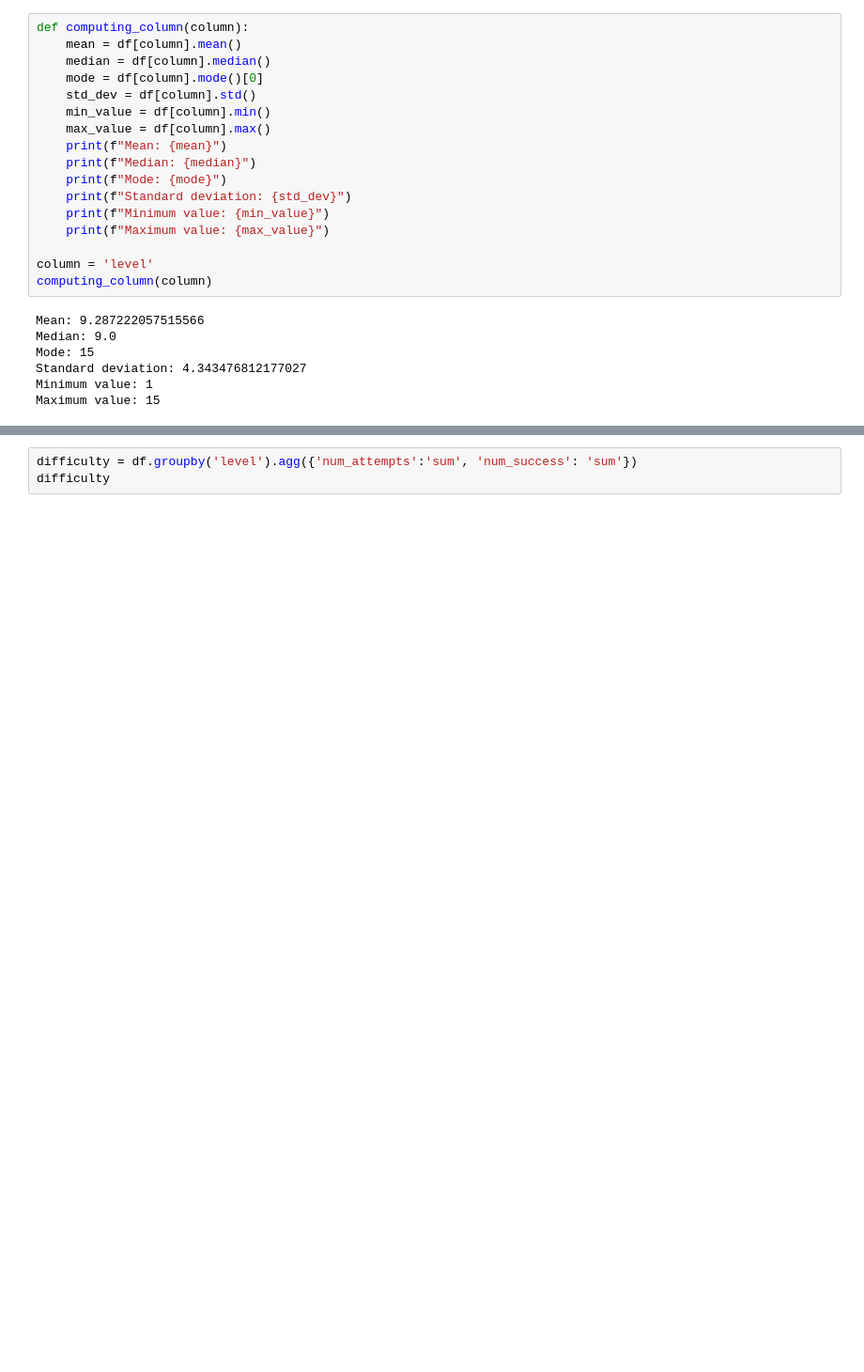
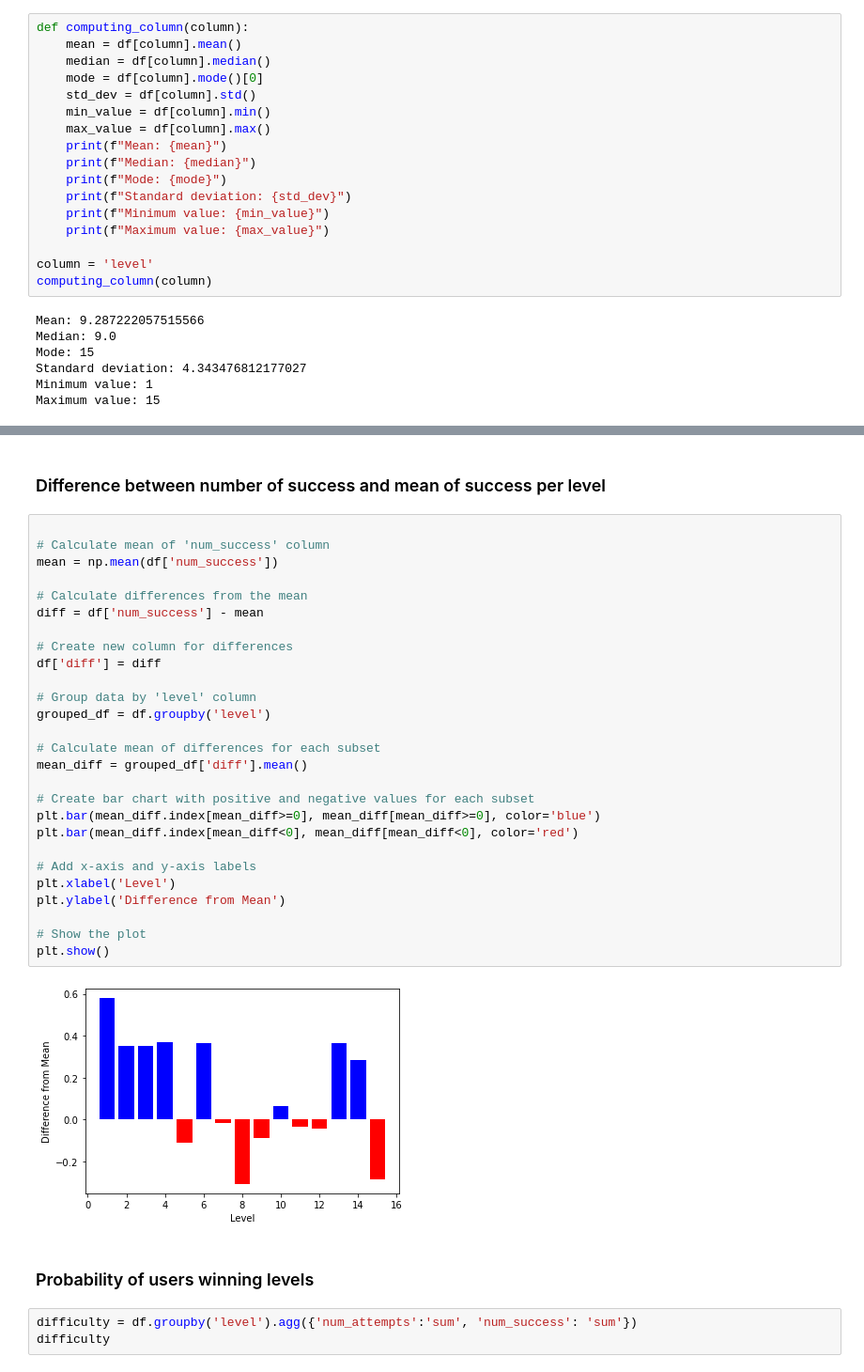
Before and after one commit to KC2016/Candy-Crush-Saga, a Jupyter notebook: notebook375bc23f7f.ipynb, the cells around one changed output, grey strips where cells are left out. Shown: that part at 94% size. Cells and saved outputs as stored; diff of their text form; blank space fills up the shorter version.

```diff
--- a/notebook375bc23f7f.ipynb
+++ b/notebook375bc23f7f.ipynb
@@ -197,3 +396,36 @@ memory usage: 790.7+ KB
+# %% [markdown]
+### Difference between number of success and mean of success per level
+# %%
+
+# Calculate mean of 'num_success' column
+mean = np.mean(df['num_success'])
+
+# Calculate differences from the mean
+diff = df['num_success'] - mean
+
+# Create new column for differences
+df['diff'] = diff
+
+# Group data by 'level' column
+grouped_df = df.groupby('level')
+
+# Calculate mean of differences for each subset
+mean_diff = grouped_df['diff'].mean()
+
+# Create bar chart with positive and negative values for each subset
+plt.bar(mean_diff.index[mean_diff>=0], mean_diff[mean_diff>=0], color='blue')
+plt.bar(mean_diff.index[mean_diff<0], mean_diff[mean_diff<0], color='red')
+
+# Add x-axis and y-axis labels
+plt.xlabel('Level')
+plt.ylabel('Difference from Mean')
+
+# Show the plot
+plt.show()
+# %% [output]
+[figure, added]
+# %% [markdown]
+### Probability of users winning levels
 # %%
 difficulty = df.groupby('level').agg({'num_attempts':'sum', 'num_success': 'sum'})
 difficulty
```
Also changed, not shown: parts of 93 cells of this notebook, 4 other files.
